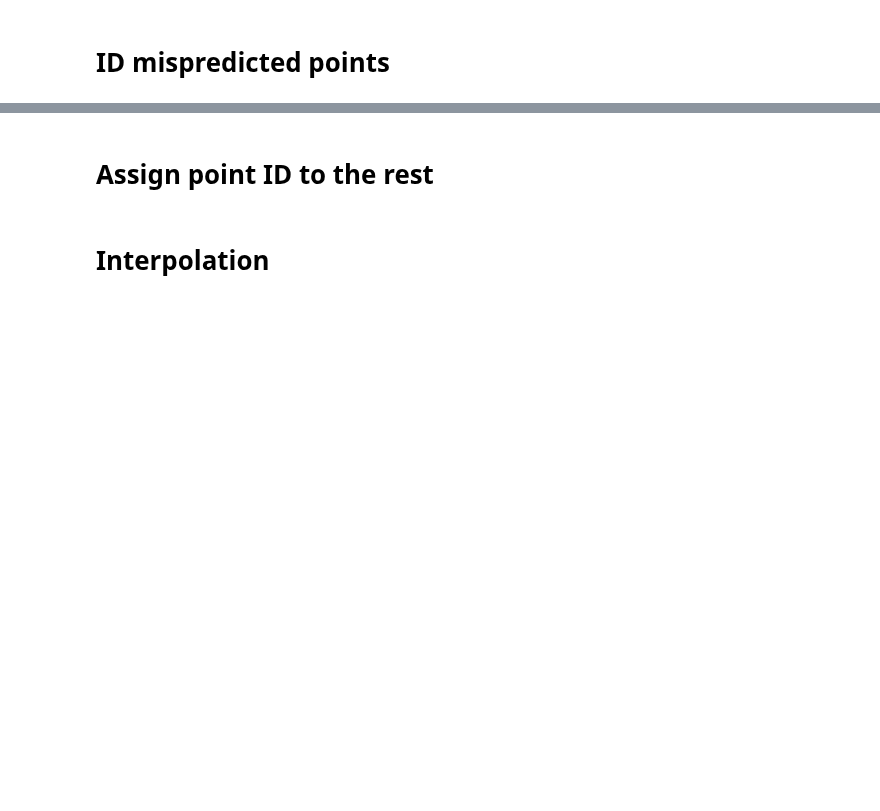
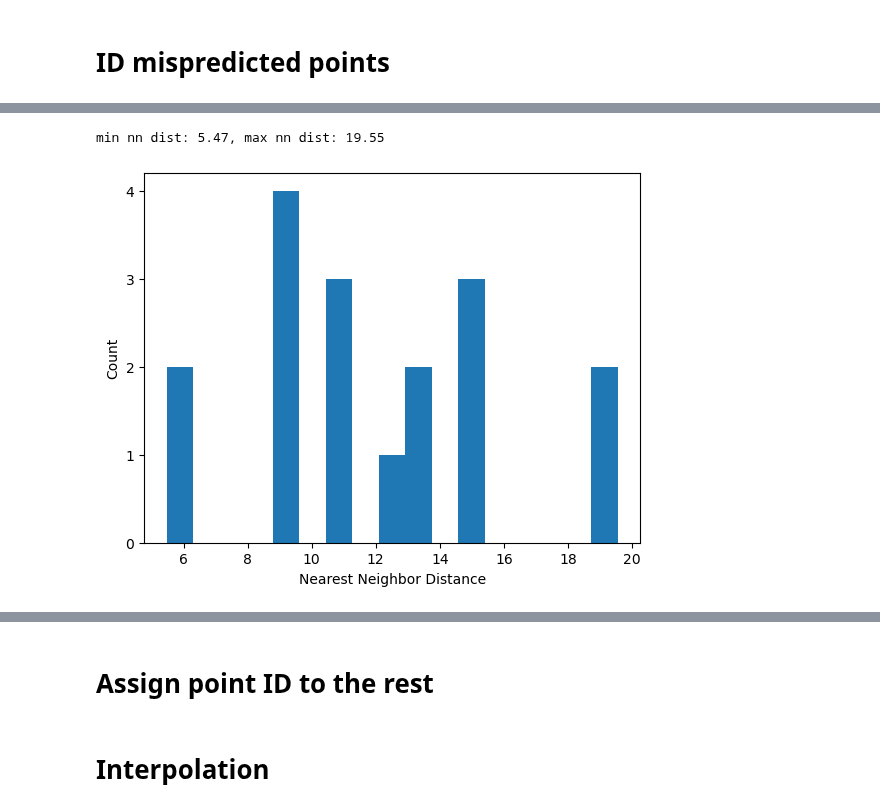
Before and after one commit to mingxiaowei/jelly-sleap, a Jupyter notebook: sleap/jelly/notebook/manual_correction.ipynb, the cells around one changed output, grey strips where cells are left out. Cells and saved outputs as stored; diff of their text form; code cells hidden in the pictures; blank space fills up the shorter version.

```diff
--- a/sleap/jelly/notebook/manual_correction.ipynb
+++ b/sleap/jelly/notebook/manual_correction.ipynb
@@ -31,0 +70,6 @@ GPUs: 2/2 available
+# %%
+frame_idx = 51
+plot_nn_dist(multi_pts_clip[frame_idx, :, :2])
+# %% [output]
+min nn dist: 5.47, max nn dist: 19.55
+[figure, added]
```
Also changed, not shown: parts of 8 cells of this notebook, 4 other files.
